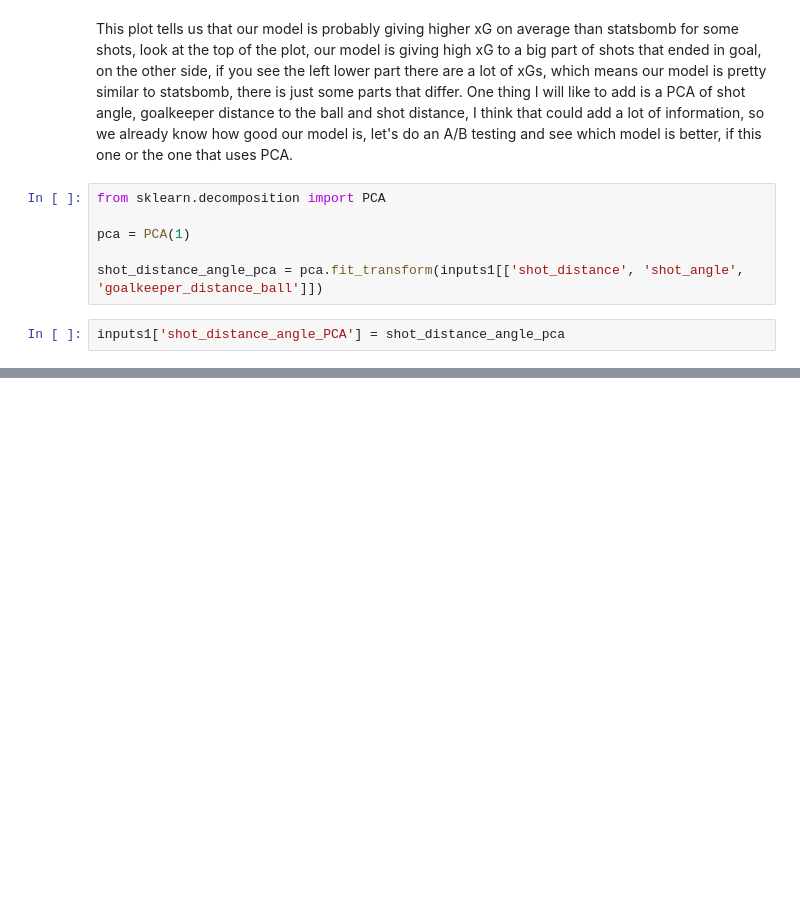
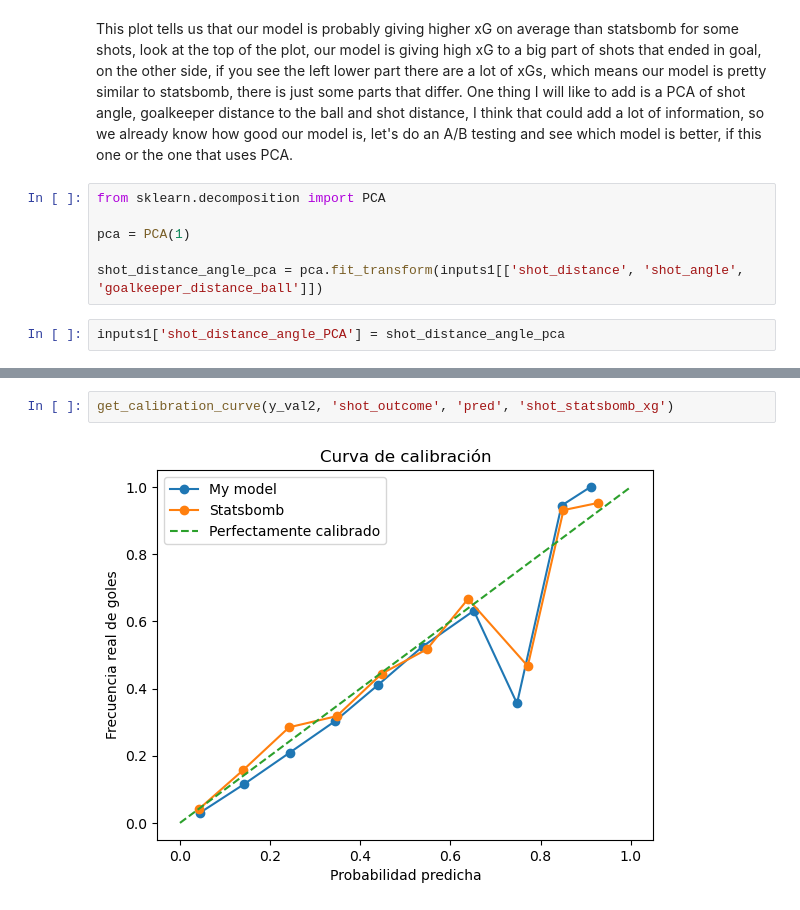
Before and after one commit to juanfortunof/xG-model, a Jupyter notebook: xG.ipynb, the cells around one changed output, grey strips where cells are left out. Drawn from its saved outputs; the diff is of its cells as text; blank space fills up the shorter version.

```diff
--- a/xG.ipynb
+++ b/xG.ipynb
@@ -666,0 +697,4 @@ inputs1['shot_distance_angle_PCA'] = shot_distance_angle_pca
+# %%
+get_calibration_curve(y_val2, 'shot_outcome', 'pred', 'shot_statsbomb_xg')
+# %% [output]
+[figure, added]
```
Also changed, not shown: parts of 36 cells of this notebook.
